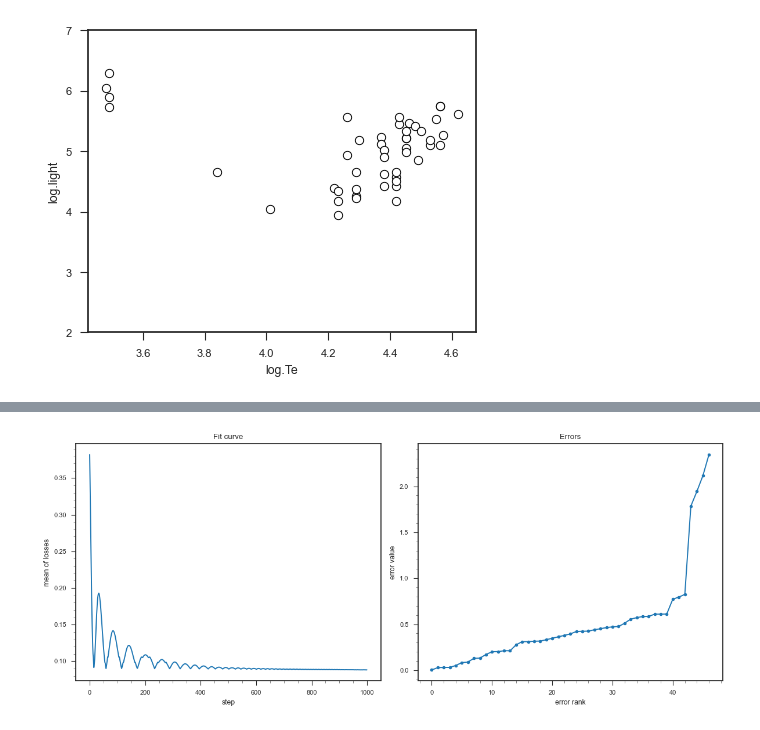
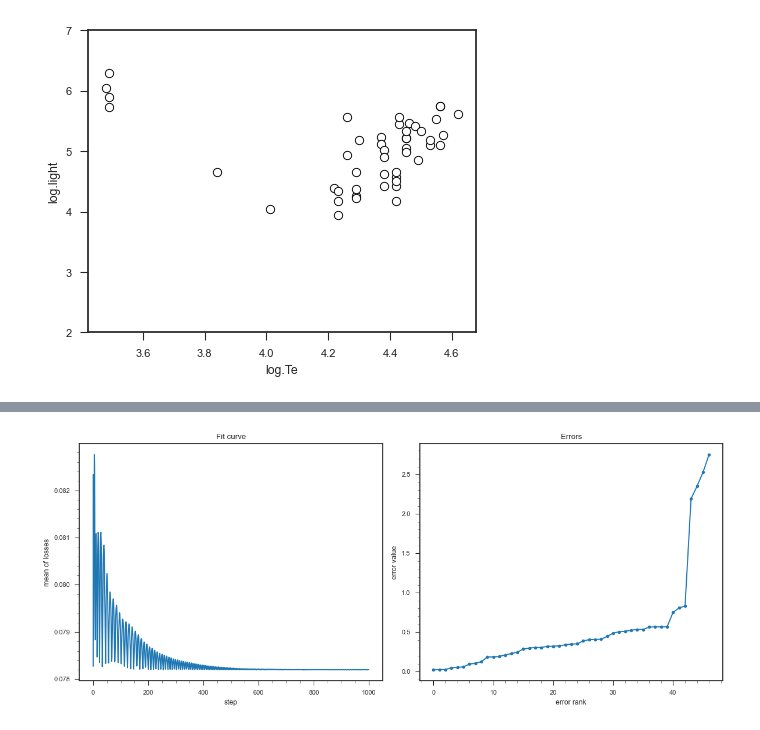
Before and after one commit to intellimath/mlgrad, a Jupyter notebook: examples/robust_linear_regression.ipynb, the cells around one changed output, grey strips where cells are left out. Drawn from its saved outputs; the diff is of its cells as text; code cells hidden in the pictures.

```diff
--- a/examples/robust_linear_regression.ipynb
+++ b/examples/robust_linear_regression.ipynb
@@ -97,10 +97,10 @@ regr.plot_losses_and_errors(regr_wm, log_Te[:,None], log_light, logscale=False)
 # %%
-avrfunc_wmm = regr.averaging_function("WM", alpha=0.84)
+avrfunc_wmm = regr.averaging_function("WM", alpha=0.85)
 regr_wmm = regr.m_regression(log_Te[:,None], log_light, mod_wmm,
-                                 avrfunc=avrfunc_wmm, h=0.01, n_iter=1000)
+                                 agg_func=avrfunc_wmm, h=0.01, n_iter=1000)
 regr.plot_losses_and_errors(regr_wmm, log_Te[:,None], log_light, logscale=False)
 # %% [output]
-[figure, old version]
+[figure, new version]
 # %%
 X_wo, Y_wo = regr.exclude_outliers(mod_wm, log_Te, log_light, 6)
 regr_ls2 = regr.regression(X_wo[:,None], Y_wo, mod_ls2, h=0.01, n_iter=2000)
```
Also changed, not shown: parts of 6 cells of this notebook, 8 other files.
